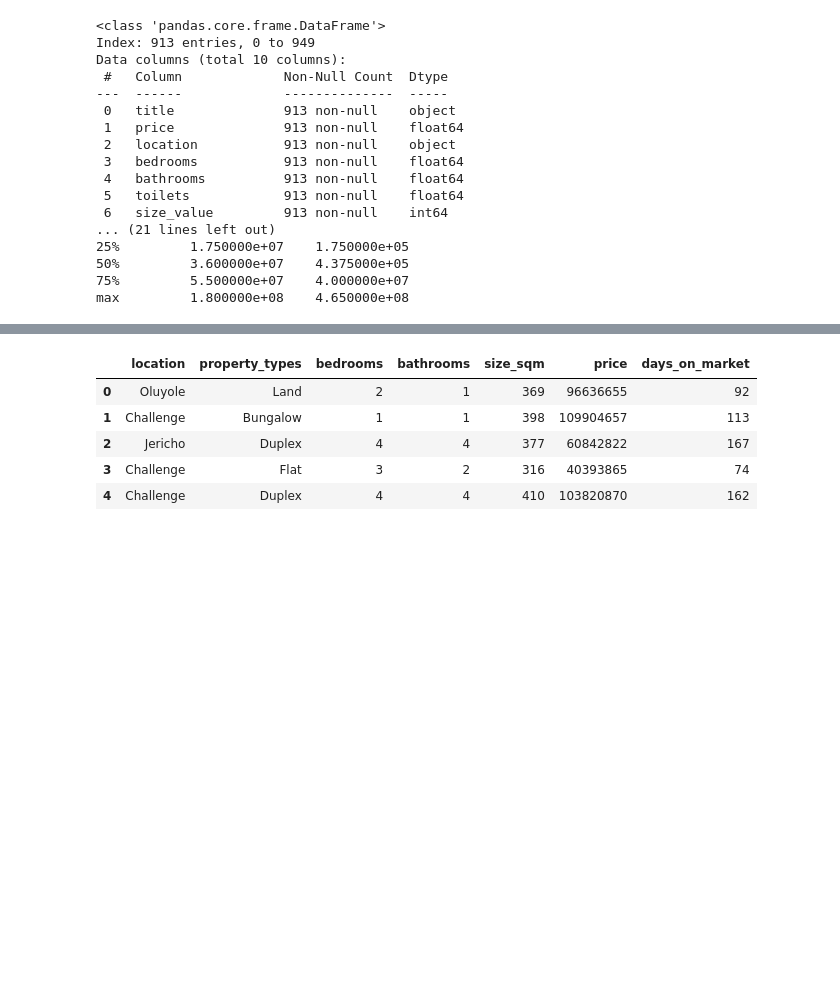
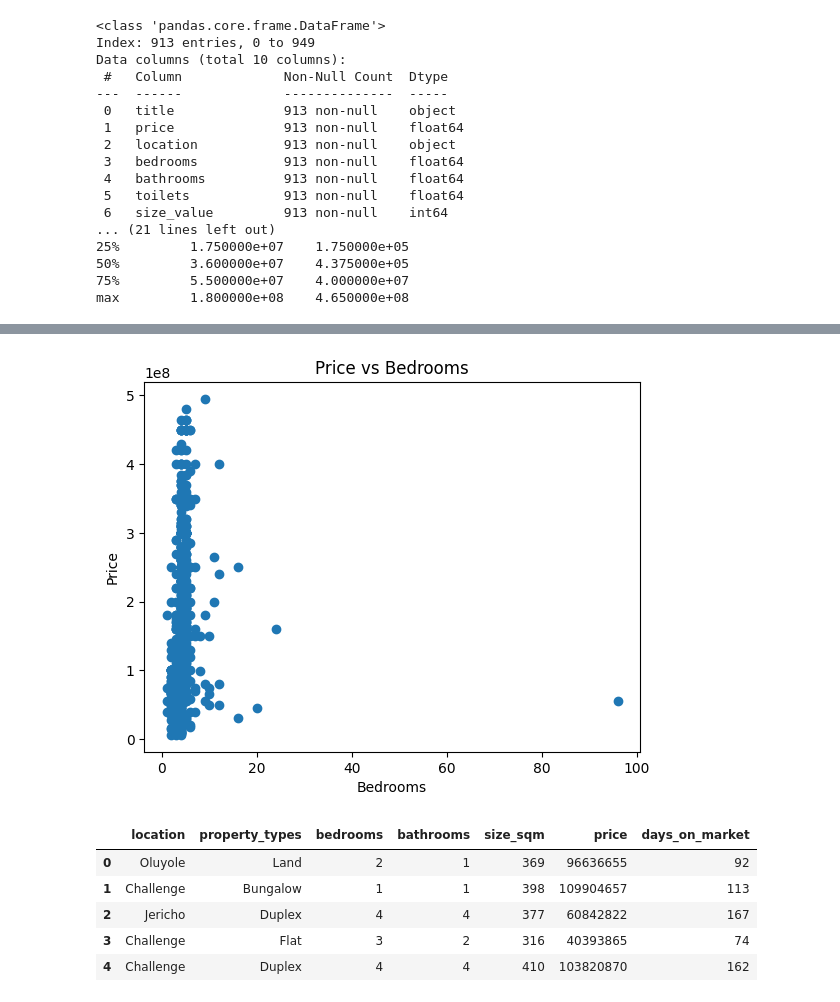
Before and after one commit to GL1TH/Ibadan-Real-Estate-Project, a Jupyter notebook: Ibadan Real Estate Project.ipynb, the cells around one changed output, grey strips where cells are left out. Drawn from its saved outputs; the diff is of its cells as text; code cells hidden in the pictures; blank space fills up the shorter version.

```diff
--- a/Ibadan Real Estate Project.ipynb
+++ b/Ibadan Real Estate Project.ipynb
@@ -307,3 +342,12 @@ print(df.isnull().sum())
+# %%
+# Price vs Bedrooms
+plt.scatter(df['bedrooms'], df['price'])
+plt.xlabel('Bedrooms')
+plt.ylabel('Price')
+plt.title('Price vs Bedrooms')
+plt.show()
+# %% [output]
+[figure, added]
 # %%
 # Data Cleaning
 # Fill missing numeric values with median
```
Also changed, not shown: parts of 5 cells of this notebook.
